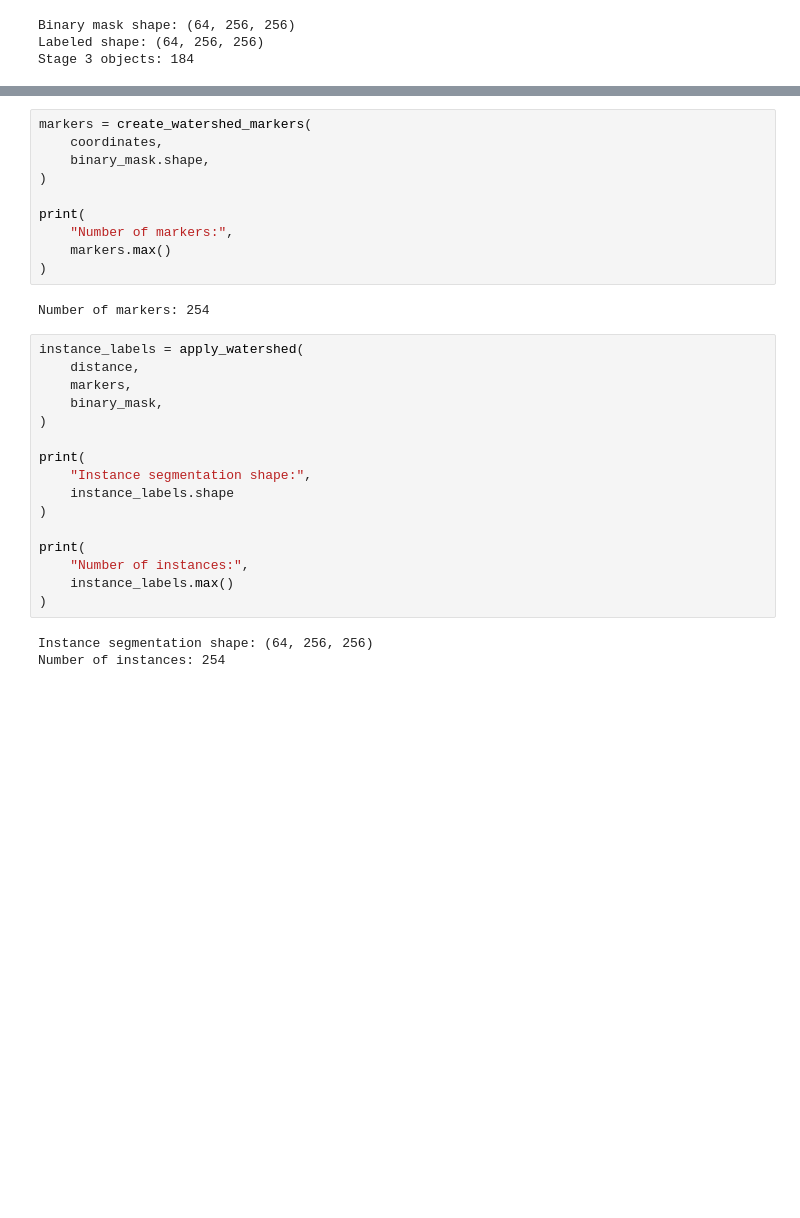
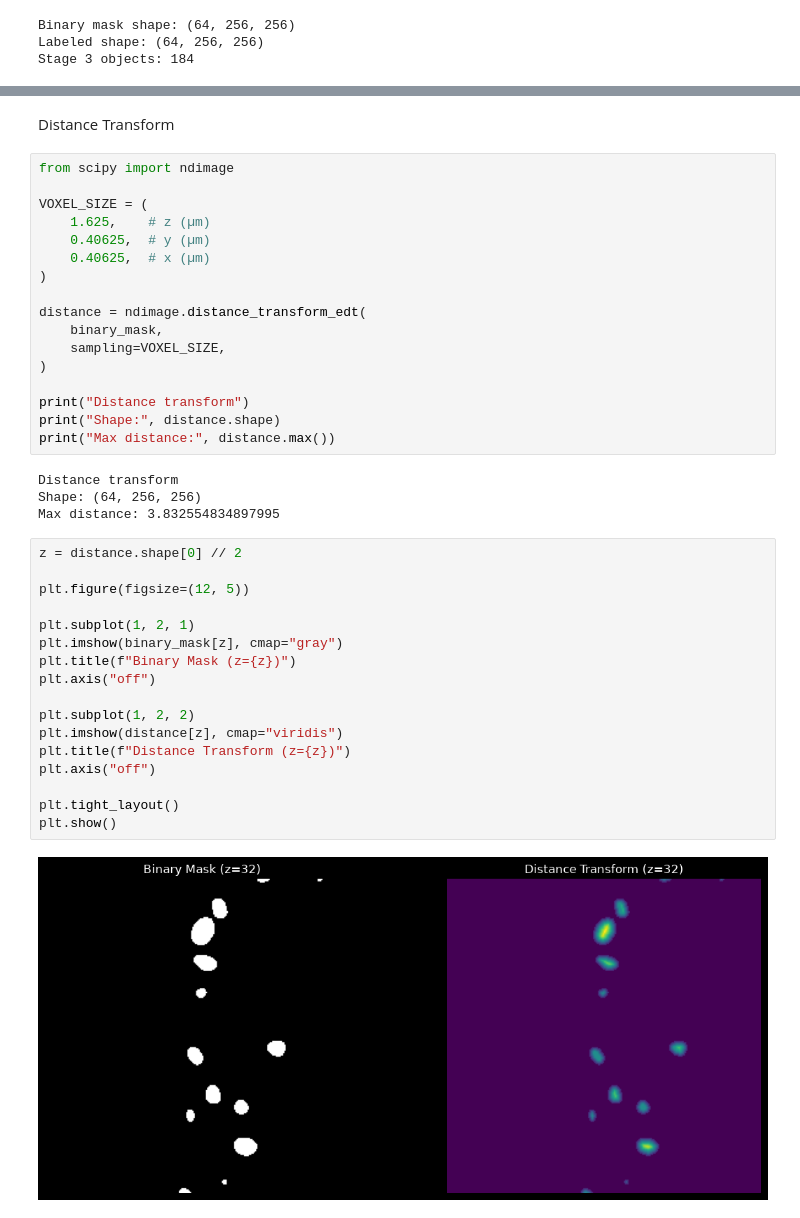
Before and after one commit to RJKRanathunga/stirnet-3d-cell-tracking, a Jupyter notebook: notebooks/04_instance_segmentation.ipynb, the cells around one changed output, grey strips where cells are left out. Drawn from its saved outputs; the diff is of its cells as text; blank space fills up the shorter version.

```diff
--- a/notebooks/04_instance_segmentation.ipynb
+++ b/notebooks/04_instance_segmentation.ipynb
@@ -224,31 +49,42 @@ Number of detected peaks: 254
-# %%
-markers = create_watershed_markers(
-    coordinates,
-    binary_mask.shape,
-)
-
-print(
-    "Number of markers:",
-    markers.max()
-)
-# %% [output]
-Number of markers: 254
-# %%
-instance_labels = apply_watershed(
-    distance,
-    markers,
-    binary_mask,
-)
-
-print(
-    "Instance segmentation shape:",
-    instance_labels.shape
-)
-
-print(
-    "Number of instances:",
-    instance_labels.max()
-)
-# %% [output]
-Instance segmentation shape: (64, 256, 256)
-Number of instances: 254
+# %% [markdown]
+Distance Transform
+# %%
+from scipy import ndimage
+
+VOXEL_SIZE = (
+    1.625,    # z (µm)
+    0.40625,  # y (µm)
+    0.40625,  # x (µm)
+)
+
+distance = ndimage.distance_transform_edt(
+    binary_mask,
+    sampling=VOXEL_SIZE,
+)
+
+print("Distance transform")
+print("Shape:", distance.shape)
+print("Max distance:", distance.max())
+# %% [output]
+Distance transform
+Shape: (64, 256, 256)
+Max distance: 3.832554834897995
+# %%
+z = distance.shape[0] // 2
+
+plt.figure(figsize=(12, 5))
+
+plt.subplot(1, 2, 1)
+plt.imshow(binary_mask[z], cmap="gray")
+plt.title(f"Binary Mask (z={z})")
+plt.axis("off")
+
+plt.subplot(1, 2, 2)
+plt.imshow(distance[z], cmap="viridis")
+plt.title(f"Distance Transform (z={z})")
+plt.axis("off")
+
+plt.tight_layout()
+plt.show()
+# %% [output]
+[figure, added]
```
Also changed, not shown: parts of 35 cells of this notebook, 3 other files.
